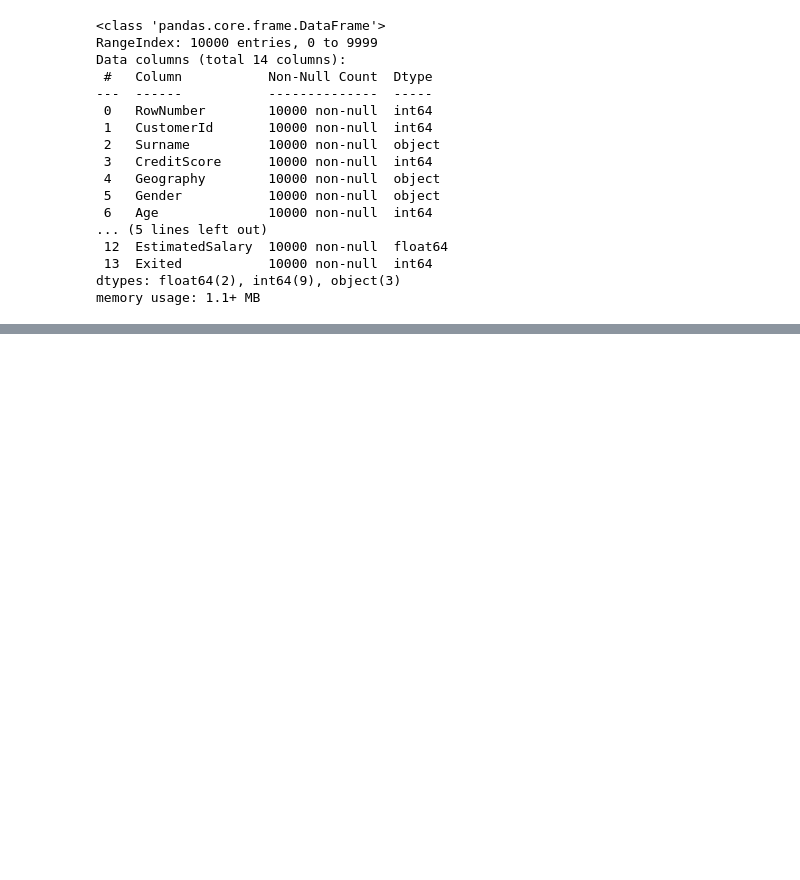
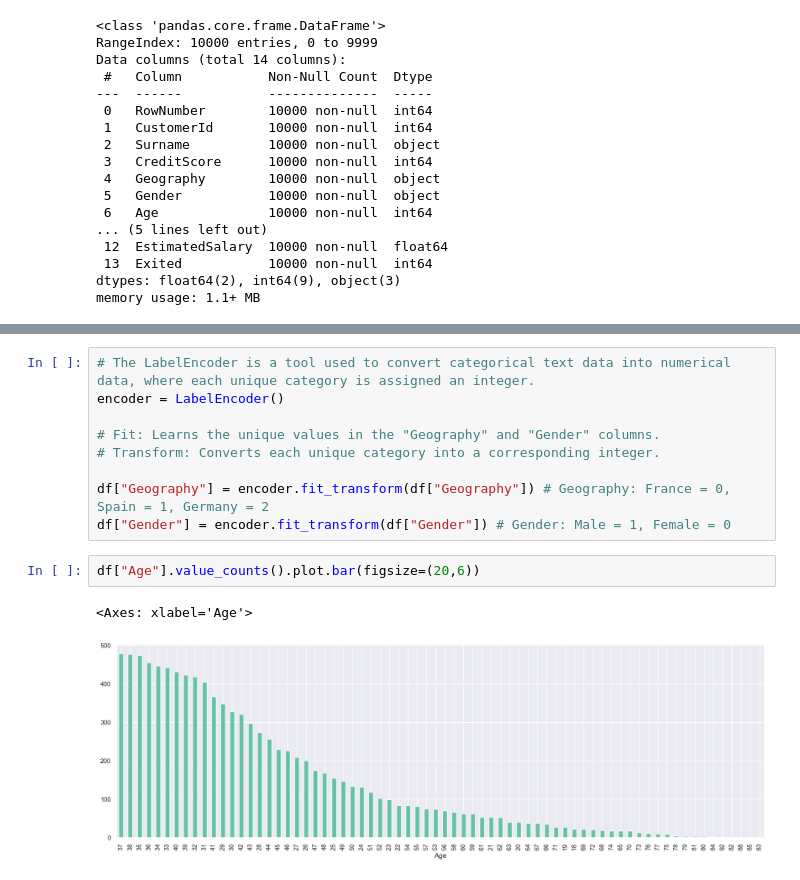
Before and after one commit to ohorielko/bank_customer_churn_prediction, a Jupyter notebook: bank_customer_churn_prediction.ipynb, the cells around one changed output, grey strips where cells are left out. Saved outputs shown, nothing was run; the diff lists cells and outputs as text; blank space fills up the shorter version.

```diff
--- a/bank_customer_churn_prediction.ipynb
+++ b/bank_customer_churn_prediction.ipynb
@@ -72,0 +102,14 @@ df.head()
+# %%
+# The LabelEncoder is a tool used to convert categorical text data into numerical data, where each unique category is assigned an integer.
+encoder = LabelEncoder()
+
+# Fit: Learns the unique values in the "Geography" and "Gender" columns.
+# Transform: Converts each unique category into a corresponding integer.
+
+df["Geography"] = encoder.fit_transform(df["Geography"]) # Geography: France = 0, Spain = 1, Germany = 2
+df["Gender"] = encoder.fit_transform(df["Gender"]) # Gender: Male = 1, Female = 0
+# %%
+df["Age"].value_counts().plot.bar(figsize=(20,6))
+# %% [output]
+<Axes: xlabel='Age'>
+[figure, added]
```
Also changed, not shown: parts of 14 cells of this notebook.
